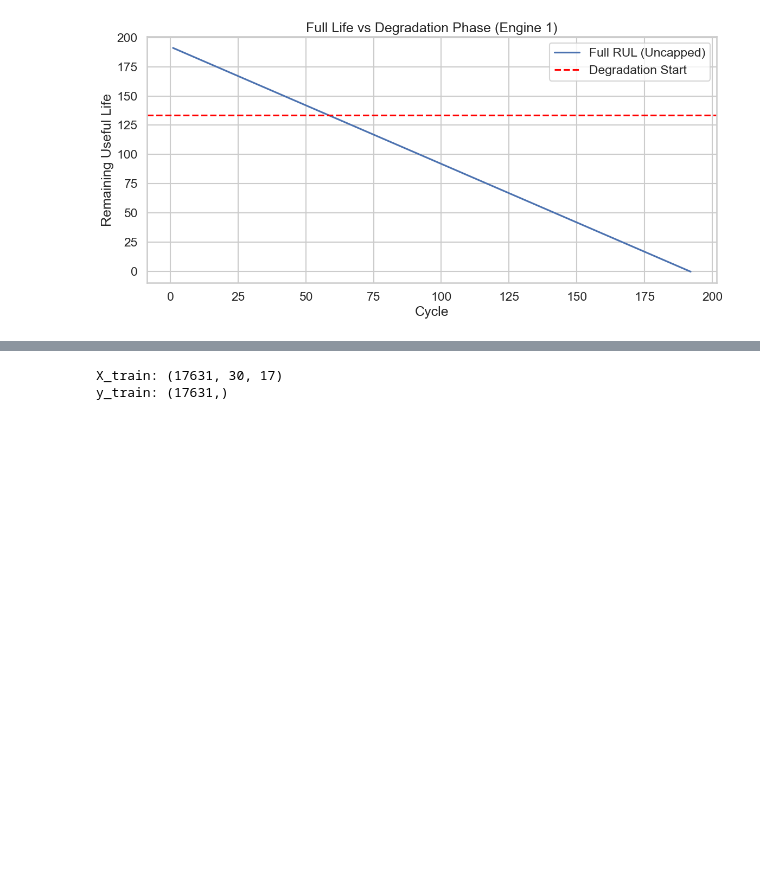
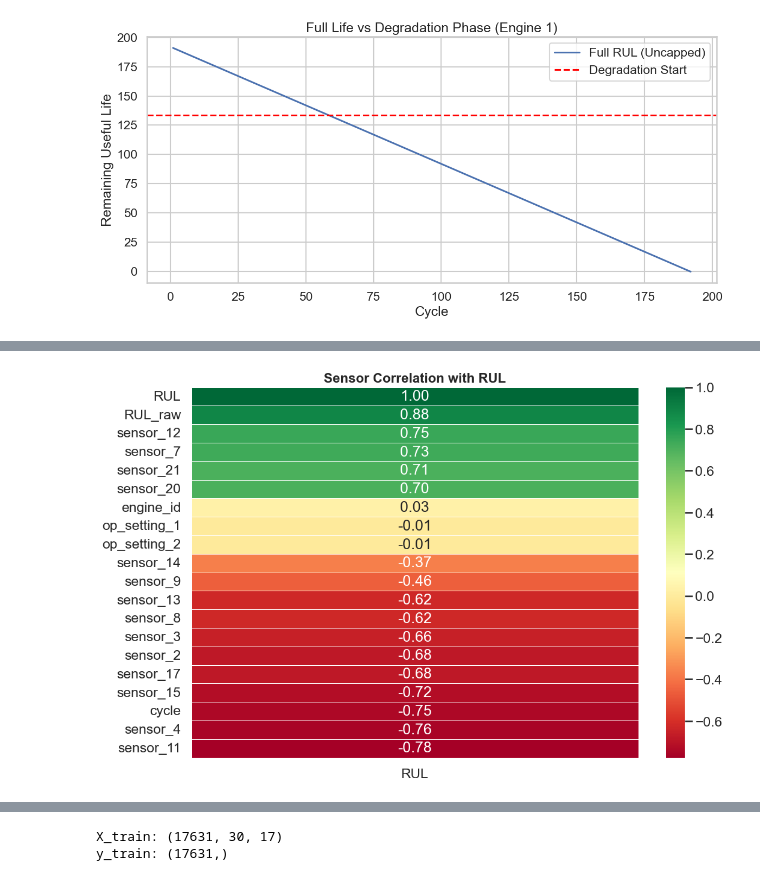
Before and after one commit to Hacknova49/Team-ID-25KTJAI-S353398-AI-Hackathon-, a Jupyter notebook: test1.ipynb, the cells around one changed output, grey strips where cells are left out. Cells and saved outputs as stored; diff of their text form; code cells hidden in the pictures; blank space fills up the shorter version.

```diff
--- a/test1.ipynb
+++ b/test1.ipynb
@@ -277,0 +310,10 @@ Index(['engine_id', 'cycle', 'op_setting_1', 'op_setting_2', 'op_setting_3',
+# %%
+corr_matrix = train_df.corr()
+rul_corr = corr_matrix['RUL'].sort_values(ascending=False).to_frame()
+
+plt.figure(figsize=(12, 8))
+sns.heatmap(rul_corr, annot=True, cmap='RdYlGn', fmt=".2f", linewidths=0.5)
+plt.title('Sensor Correlation with RUL', fontsize=16, fontweight='bold')
+plt.show()
+# %% [output]
+[figure, added]
```
Also changed, not shown: parts of 9 cells of this notebook.
